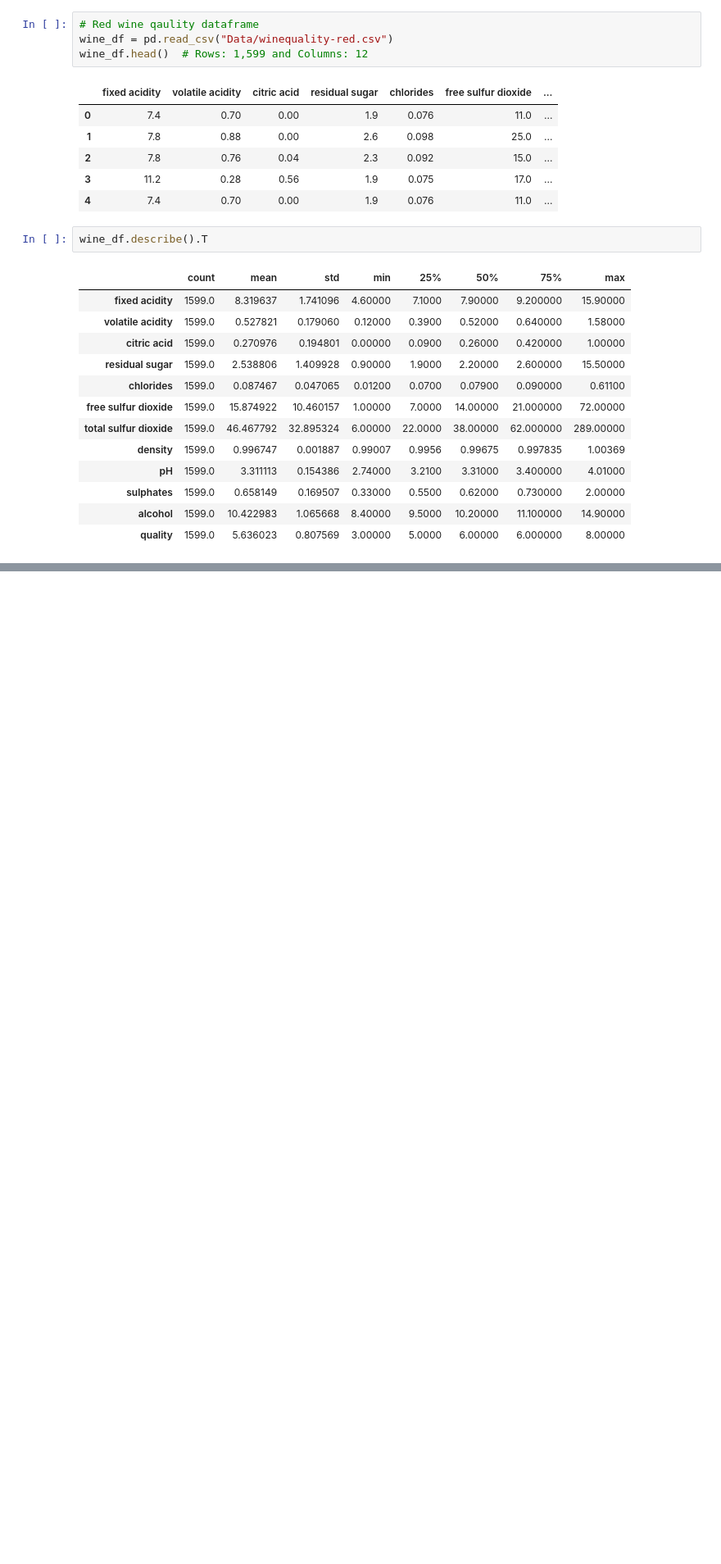
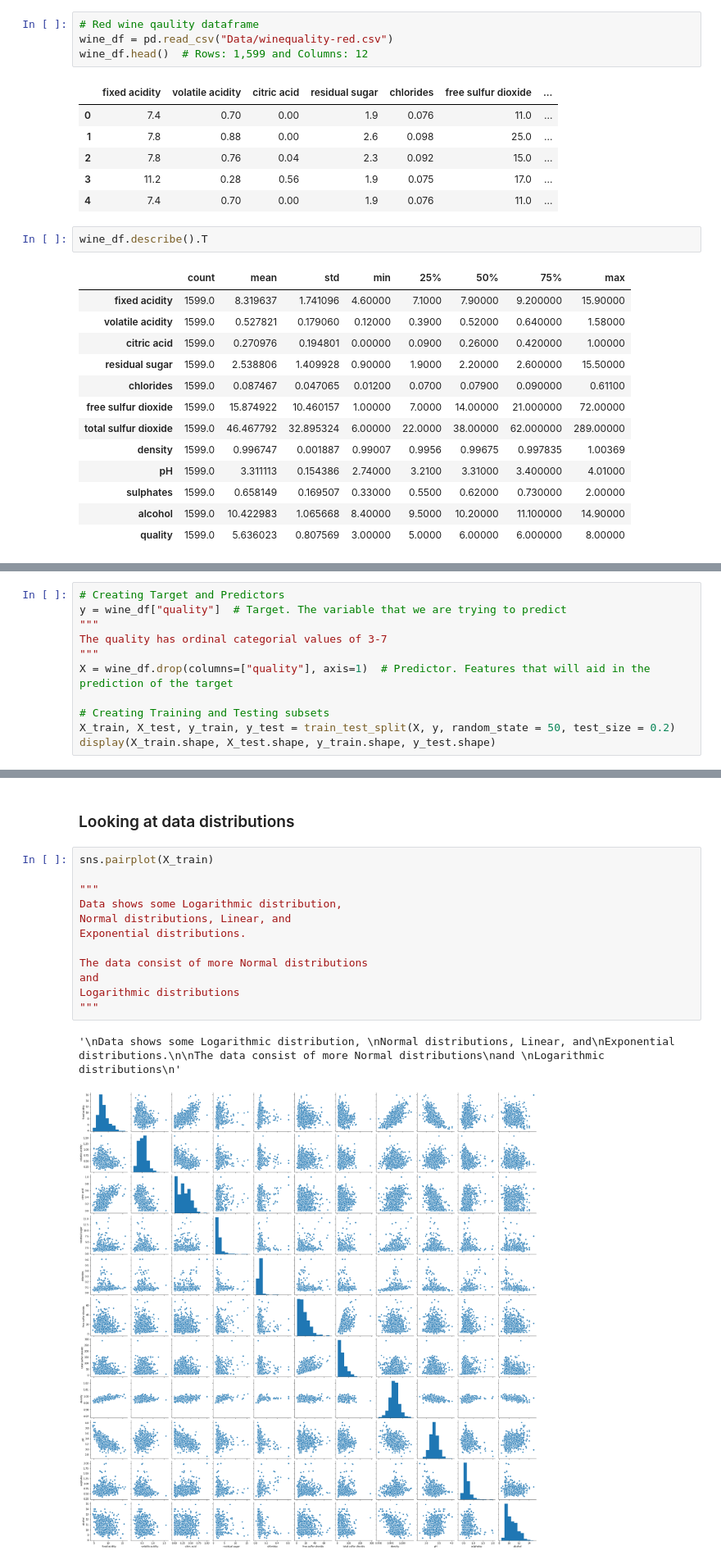
Before and after one commit to jeffersonzaki/MOD4_Project, a Jupyter notebook: eda.ipynb, the cells around one changed output, grey strips where cells are left out. Shown at 82% size. Cells and saved outputs as stored; diff of their text form; blank space fills up the shorter version.

Commit message:
working on wine_df: Linear regression

```diff
--- a/eda.ipynb
+++ b/eda.ipynb
@@ -51,0 +69,11 @@ sns.pairplot(wine_df)
+# %%
+# Creating Target and Predictors
+y = wine_df["quality"]  # Target. The variable that we are trying to predict
+"""
+The quality has ordinal categorial values of 3-7
+"""
+X = wine_df.drop(columns=["quality"], axis=1)  # Predictor. Features that will aid in the prediction of the target
+
+# Creating Training and Testing subsets
+X_train, X_test, y_train, y_test = train_test_split(X, y, random_state = 50, test_size = 0.2)
+display(X_train.shape, X_test.shape, y_train.shape, y_test.shape)
@@ -51,0 +118,17 @@ sns.pairplot(wine_df)
+# %% [markdown]
+### Looking at data distributions
+# %%
+sns.pairplot(X_train)
+
+"""
+Data shows some Logarithmic distribution,
+Normal distributions, Linear, and
+Exponential distributions.
+
+The data consist of more Normal distributions
+and
+Logarithmic distributions
+"""
+# %% [output]
+'\nData shows some Logarithmic distribution, \nNormal distributions, Linear, and\nExponential distributions.\n\nThe data consist of more Normal distributions\nand \nLogarithmic distributions\n'
+[figure, added]
```
Also changed, not shown: parts of 23 cells of this notebook.
